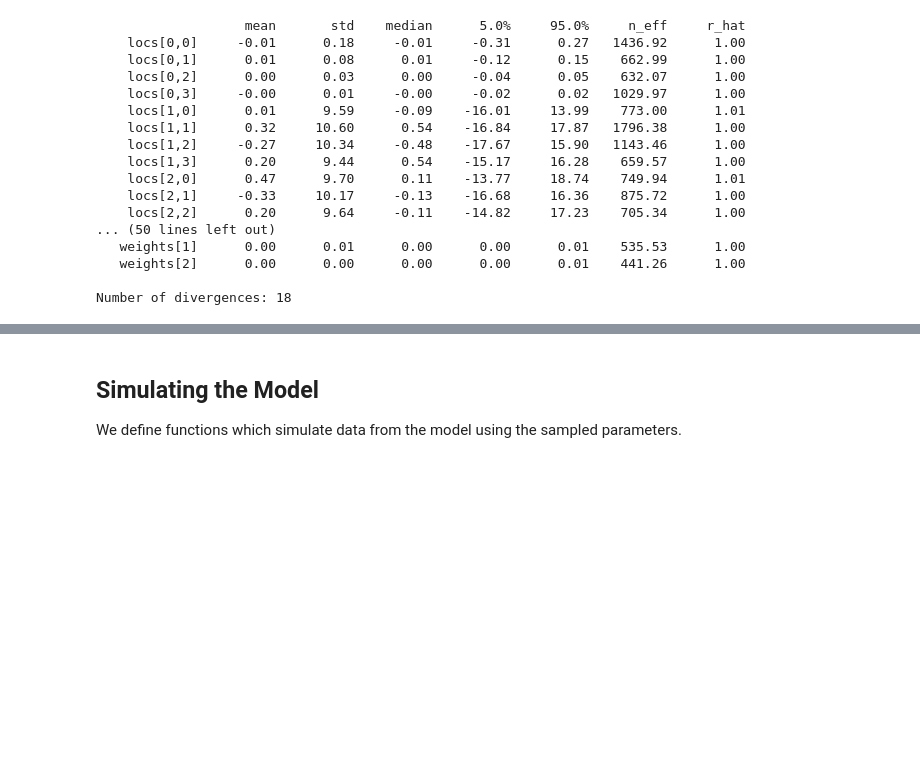
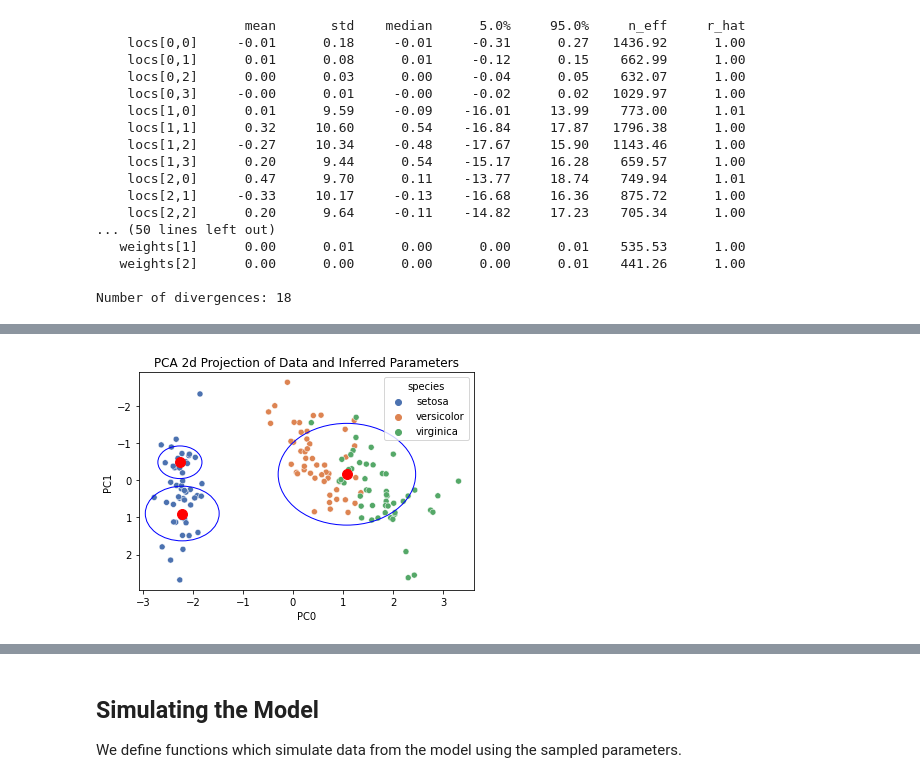
Before and after one commit to noamsgl/ABDA_HW4, a Jupyter notebook: pyro/HW4_Q1.ipynb, the cells around one changed output, grey strips where cells are left out. Drawn from its saved outputs; the diff is of its cells as text; code cells hidden in the pictures; blank space fills up the shorter version.

```diff
--- a/pyro/HW4_Q1.ipynb
+++ b/pyro/HW4_Q1.ipynb
@@ -162,16 +163,22 @@ def model_diag_scales(data):
         scales = pyro.sample('scales', dist.LogNormal(0., 2.))
 
     # print(f"weights shape is {weights.shape}")
-    print(f"scales shape is {scales.shape}")
+    # print(f"scales shape is {scales.shape}")
     # print(f"locs shape is {locs.shape}")
     with pyro.plate('data', len(data)):
         # Local variables.
         assignment = pyro.sample('assignment', dist.Categorical(weights))
         # print(f"assignment shape is {assignment.shape}")
-        print(f"scales[assignment] shape is {scales[assignment].shape}")
-        print(f"scales[assignment] * torch.eye(D) shape is {scales[assignment] * torch.eye(D).expand((len(data), D, D))}")
-        print(f"locs[assignment] shape is {locs[assignment].shape}")
-        pyro.sample('obs', dist.MultivariateNormal(locs[assignment], scales[assignment] * torch.eye(D).expand((len(data), D, D))), obs=data)
+        # print(f"scales[assignment] shape is {scales[assignment].shape}")
+        # print(f"torch.eye(D) shape is {torch.eye(D).expand((len(data), D, D)).shape}")
+        # print(f"torch.eye(D).unsqueeze(dim=0) shape is {torch.eye(D).unsqueeze(dim=0).shape}")
+        # print(f"scales[assignment] * torch.eye(D).unsqueeze(dim=0) shape is {torch.mul(scales[assignment] , torch.eye(D).unsqueeze(dim=0))}")
+        # print(f"scales[assignment] * torch.eye(D) shape is {torch.mul(scales[assignment] , torch.eye(D).expand((len(data), D, D)))}")
+        # print(f"locs[assignment] shape is {locs[assignment].shape}")
+        # print(f"scales[assignment].view(-1,1,1) shape is {scales[assignment].view(-1,1,1).shape}")
+        # print(f"scales[assignment].view(-1,1,1) * torch.eye(D) shape is {(scales[assignment].view(-1,1,1) * torch.eye(D)).shape}")
+        # print(f"(scales.view(-1,1,1) * torch.eye(D))[assignment] shape is {(scales.view(-1,1,1) * torch.eye(D))[assignment].shape}")
+        pyro.sample('obs', dist.MultivariateNormal(locs[assignment], (scales.view(-1,1,1) * torch.eye(D))[assignment]), obs=data)
 # %%
 @config_enumerate
 def model_separate_scales(data):
@@ -299,0 +376,4 @@ Number of divergences: 18
+# %%
+visualize_diag_posterior()
+# %% [output]
+[figure, added]
```
Also changed, not shown: parts of 30 cells of this notebook.
